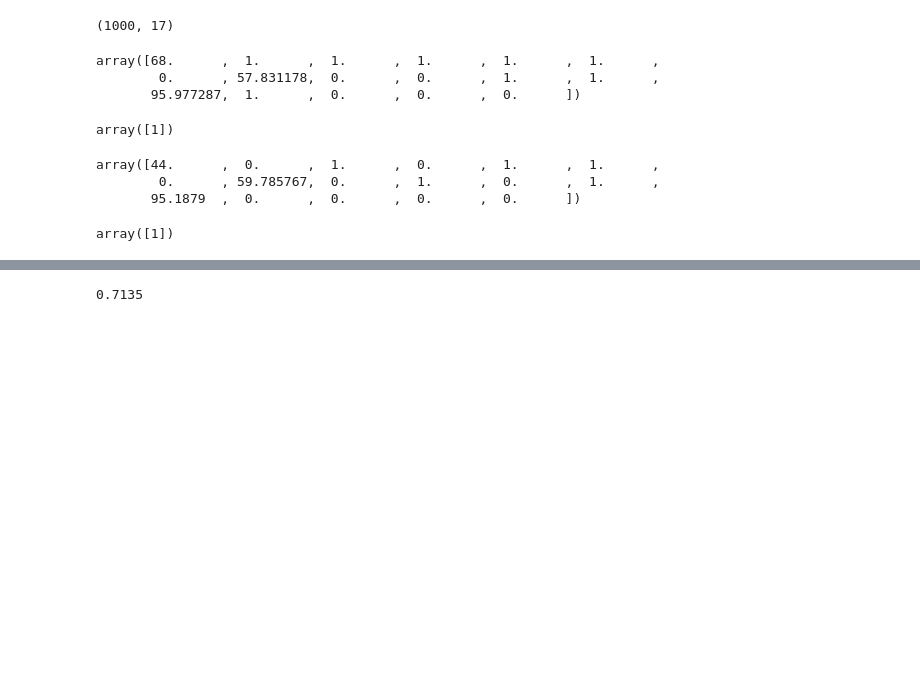
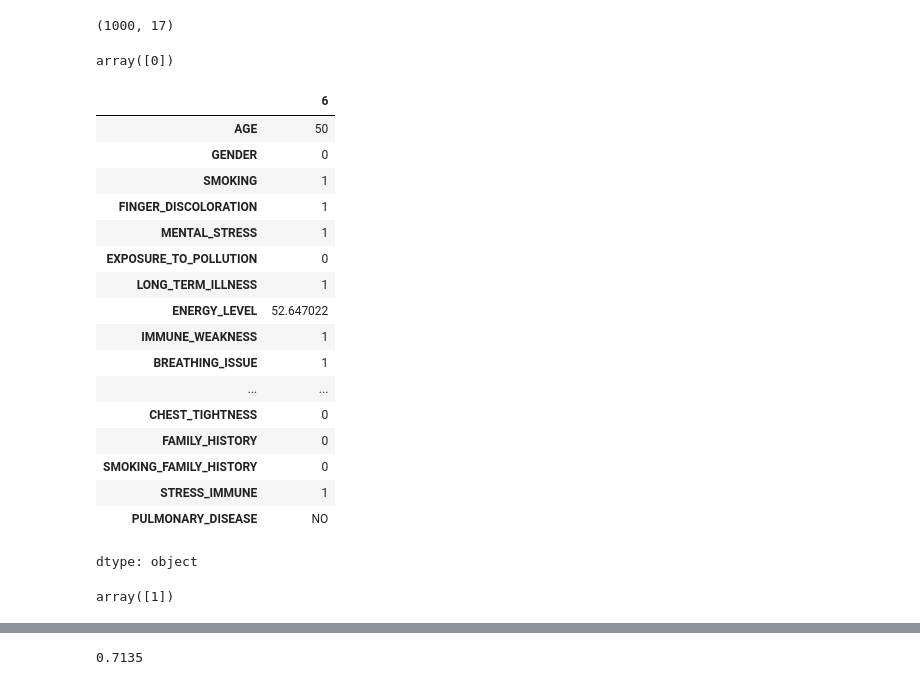
Before and after one commit to mioyn/AdvDataProg, a Jupyter notebook: Lung_Cancer.ipynb, the cells around one changed output, grey strips where cells are left out. Cells and saved outputs as stored; diff of their text form; code cells hidden in the pictures; blank space fills up the shorter version.

```diff
--- a/Lung_Cancer.ipynb
+++ b/Lung_Cancer.ipynb
@@ -247,25 +192,32 @@ x_train.shape
 x_test.shape
 # %% [output]
 (1000, 17)
-# %%
-x_new = np.array([68,1,1,1,1,1,0,57.831178,0,0,1,1,95.977287,1,0,0,0])
-x_new
-# %% [output]
-array([68.      ,  1.      ,  1.      ,  1.      ,  1.      ,  1.      ,
-        0.      , 57.831178,  0.      ,  0.      ,  1.      ,  1.      ,
-       95.977287,  1.      ,  0.      ,  0.      ,  0.      ])
-# %%
-knn.predict([x_new])
-# %% [output]
-array([1])
-# %%
-x_new = np.array([44,0,1,0,1,1,0,59.785767,0,1,0,1,95.187900,0,0,0,0])
-x_new
-# %% [output]
-array([44.      ,  0.      ,  1.      ,  0.      ,  1.      ,  1.      ,
-        0.      , 59.785767,  0.      ,  1.      ,  0.      ,  1.      ,
-       95.1879  ,  0.      ,  0.      ,  0.      ,  0.      ])
-# %%
-knn.predict([x_new])
-# %% [output]
-array([1])
+# %%
+knn.predict([df_data.loc[6].values])
+# %% [output]
+array([0])
+# %%
+df.loc[6]
+# %% [output]
+|  | 6 |
+| AGE | 50 |
+| GENDER | 0 |
+| SMOKING | 1 |
+| FINGER_DISCOLORATION | 1 |
+| MENTAL_STRESS | 1 |
+| EXPOSURE_TO_POLLUTION | 0 |
+| LONG_TERM_ILLNESS | 1 |
+| ENERGY_LEVEL | 52.647022 |
+| IMMUNE_WEAKNESS | 1 |
+| BREATHING_ISSUE | 1 |
+| ... | ... |
+| CHEST_TIGHTNESS | 0 |
+| FAMILY_HISTORY | 0 |
+| SMOKING_FAMILY_HISTORY | 0 |
+| STRESS_IMMUNE | 1 |
+| PULMONARY_DISEASE | NO |
+dtype: object
+# %%
+knn.predict([df_data.loc[5].values])
+# %% [output]
+array([1])
```
Also changed, not shown: parts of 9 cells of this notebook.
